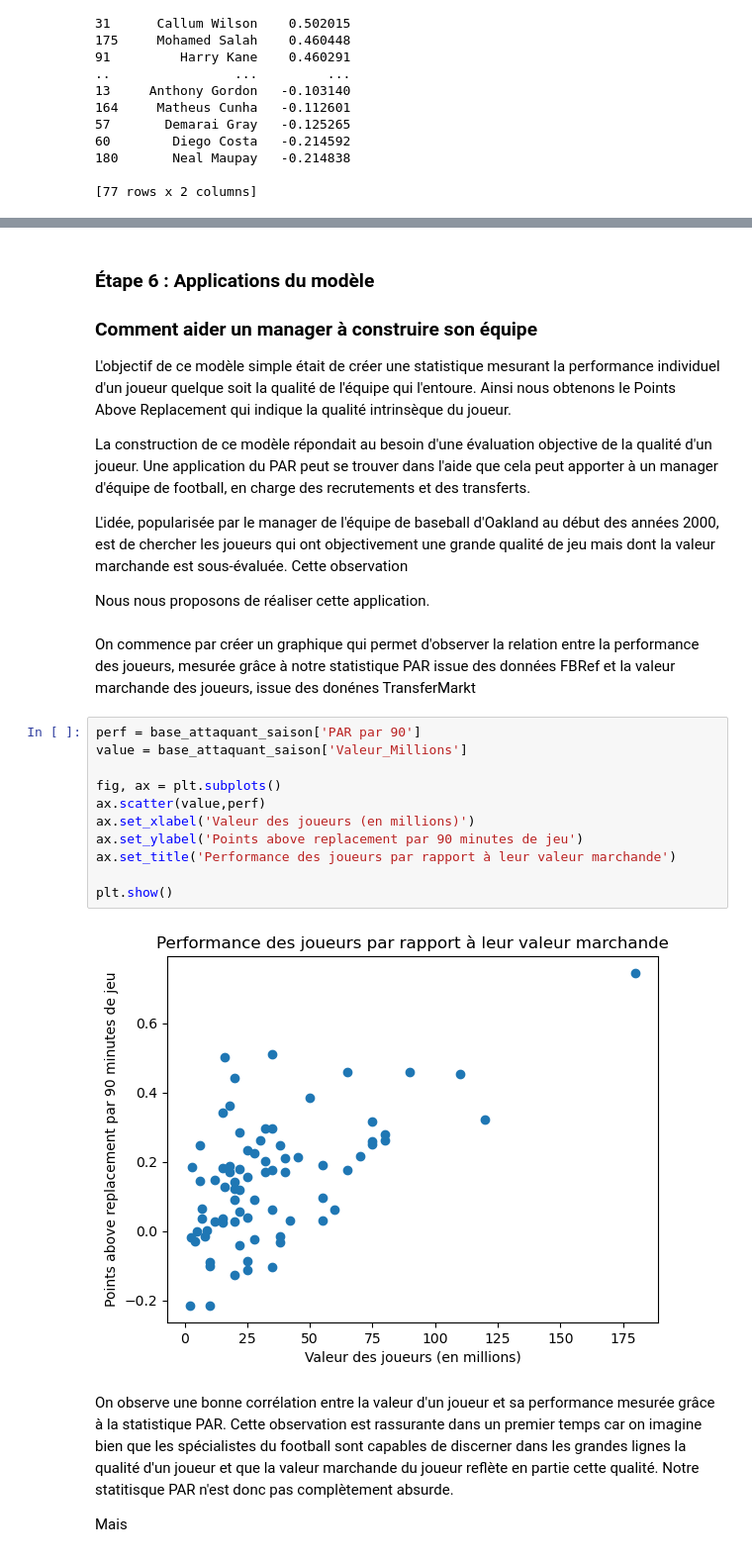
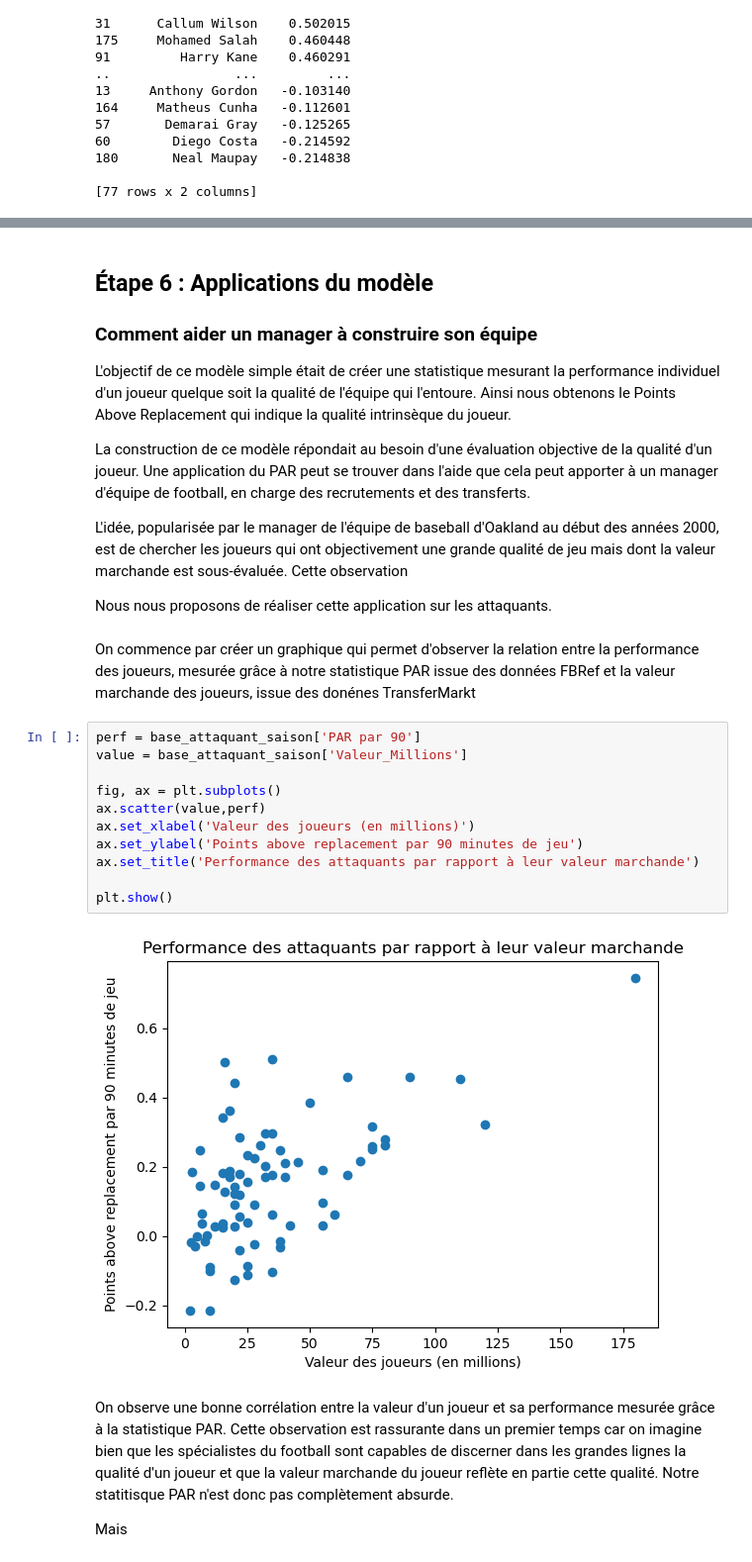
Before and after one commit to lecoqm/evaluation_football, a Jupyter notebook: main.ipynb, the cells around one changed output, grey strips where cells are left out. Shown at 99% size. Cells and saved outputs as stored; diff of their text form.

```diff
--- a/main.ipynb
+++ b/main.ipynb
@@ -569,5 +616,5 @@ print(base_attaquant_saison[['Joueur','PAR par 90']].sort_values(by = 'PAR par 9
 # %% [markdown]
-### Étape 6 : Applications du modèle
+## Étape 6 : Applications du modèle
 ### Comment aider un manager à construire son équipe
 
 L'objectif de ce modèle simple était de créer une statistique mesurant la performance individuel d'un joueur quelque soit la qualité de l'équipe qui l'entoure. Ainsi nous obtenons le Points Above Replacement qui indique la qualité intrinsèque du joueur.
@@ -576,22 +623,22 @@ La construction de ce modèle répondait au besoin d'une évaluation objective d
 
 L'idée, popularisée par le manager de l'équipe de baseball d'Oakland au début des années 2000, est de chercher les joueurs qui ont objectivement une grande qualité de jeu mais dont la valeur marchande est sous-évaluée. Cette observation
 
-Nous nous proposons de réaliser cette application.
+Nous nous proposons de réaliser cette application sur les attaquants.
 # %% [markdown]
 On commence par créer un graphique qui permet d'observer la relation entre la performance des joueurs, mesurée grâce à notre statistique PAR issue des données FBRef et la valeur marchande des joueurs, issue des donénes TransferMarkt
 # %%
 perf = base_attaquant_saison['PAR par 90']
 value = base_attaquant_saison['Valeur_Millions']
 
 fig, ax = plt.subplots()
 ax.scatter(value,perf)
 ax.set_xlabel('Valeur des joueurs (en millions)')
 ax.set_ylabel('Points above replacement par 90 minutes de jeu')
-ax.set_title('Performance des joueurs par rapport à leur valeur marchande')
+ax.set_title('Performance des attaquants par rapport à leur valeur marchande')
 
 plt.show()
 # %% [output]
-[figure, old version]
+[figure, new version]
 # %% [markdown]
 On observe une bonne corrélation entre la valeur d'un joueur et sa performance mesurée grâce à la statistique PAR. Cette observation est rassurante dans un premier temps car on imagine bien que les spécialistes du football sont capables de discerner dans les grandes lignes la qualité d'un joueur et que la valeur marchande du joueur reflète en partie cette qualité. Notre statitisque PAR n'est donc pas complètement absurde.
 
```
Also changed, not shown: parts of 7 cells of this notebook.
